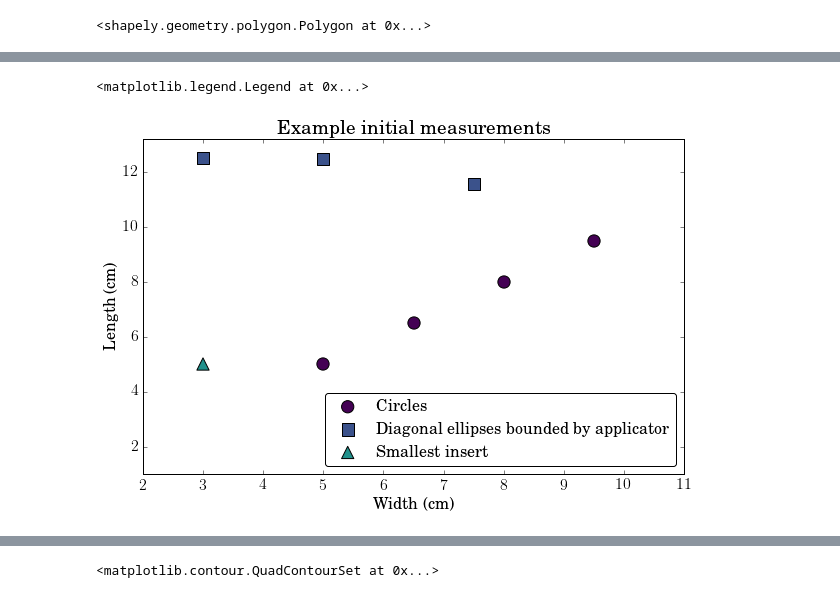
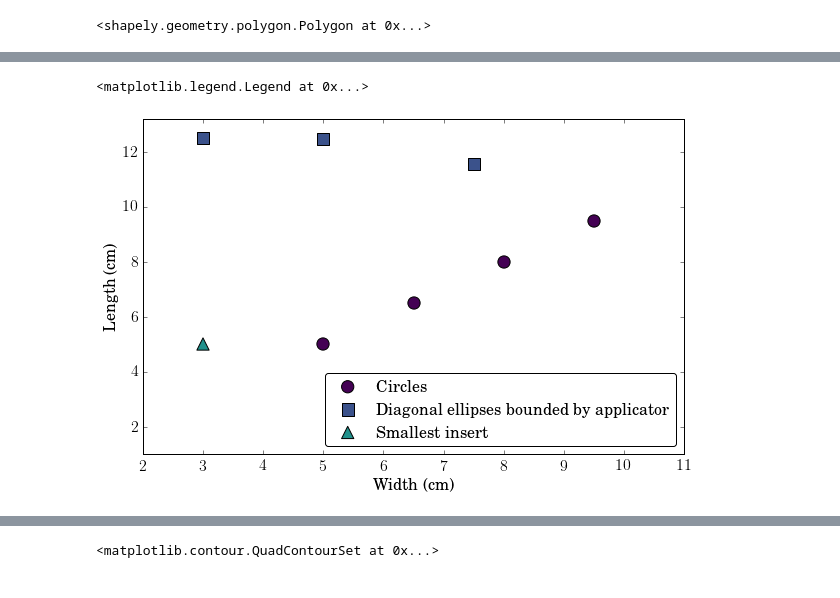
Before and after one commit to SimonBiggs/electronfactors, a Jupyter notebook: examples/Discussion -- Example of where to first measure.ipynb, the cells around one changed output, grey strips where cells are left out. Cells and saved outputs as stored; diff of their text form; code cells hidden in the pictures.

Commit message:
figures and readme update

```diff
--- a/examples/Discussion -- Example of where to first measure.ipynb
+++ b/examples/Discussion -- Example of where to first measure.ipynb
@@ -151,35 +151,35 @@ plt.scatter(
     thin_ellipses_length[aperture_size], c=green_cm(0.5), s=150,
     label='Smallest insert', marker='^')
 
 # short_ellipses_width[aperture_size] = [4]
 # short_ellipses_length[aperture_size] = [5]
 # plt.scatter(
 #     short_ellipses_width[aperture_size],
 #     short_ellipses_length[aperture_size],
 #     c=[0.3692142, 0.78888793, 0.38291438], s=150,
 #     label='Ellipses bounded by minimum length', marker='D')
 
 # common_clinical_width = [4.8, 4.3, 7, 6]
 # common_clinical_length = [8.5, 6.5, 9, 8]
 # plt.scatter(
 #     common_clinical_width,
 #     common_clinical_length,
 #     c=[0.97441665, 0.90358991, 0.13021494], s=150,
 #     label='Clinical shapes', marker='*')
 
-plt.title(r'Example initial measurements')
+# plt.title(r'Example initial measurements')
 plt.xlabel("Width (cm)")
 plt.ylabel("Length (cm)")
 
 plt.xlim([2,11])
 plt.ylim([1,13.2])
 
 plt.legend(fancybox=True, loc='lower right')
 
 # plt.savefig('figures/where_to_measure.png', bbox_inches='tight', dpi=300)
 # %% [output]
 <matplotlib.legend.Legend at 0x...>
-[figure, old version]
+[figure, new version]
 # %%
 width[aperture_size] = np.concatenate([
     circles[aperture_size],
```
Also changed, not shown: parts of 3 cells of this notebook, 21 other files.
